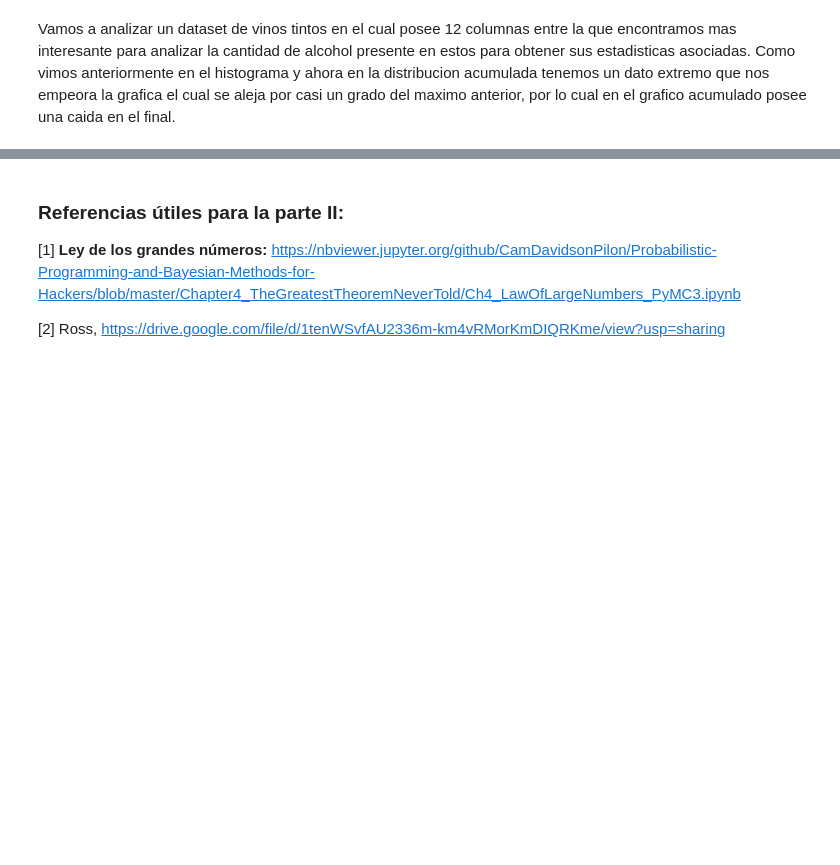
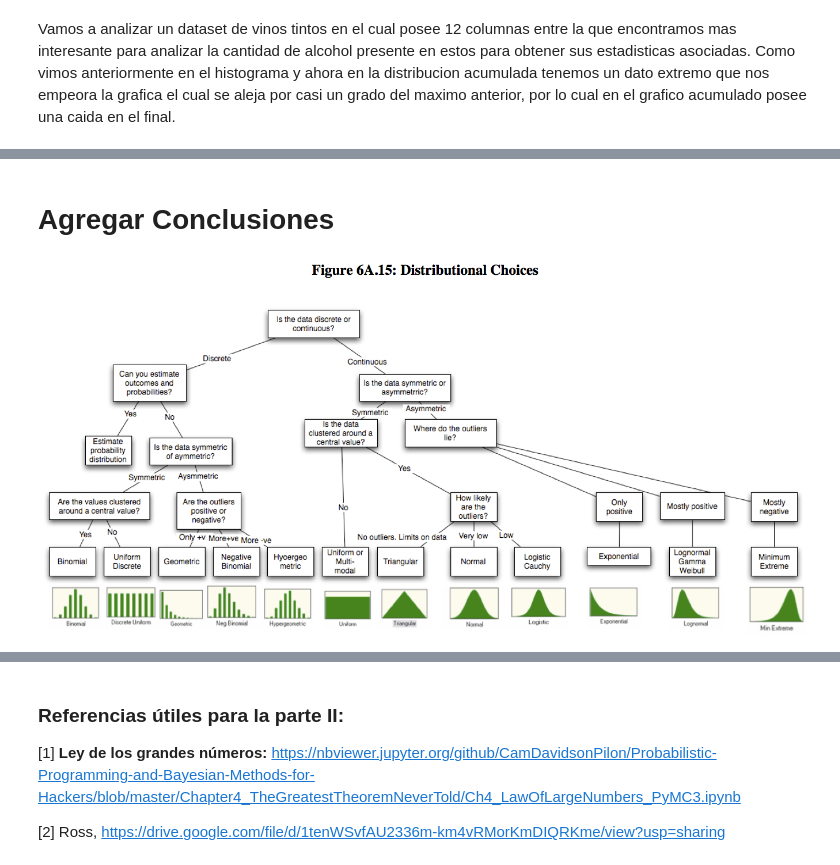
Before and after one commit to SLaraB/Simulaci-n-II-2022, a Jupyter notebook: ProyectoUnidad1.ipynb, the cells around one changed output, grey strips where cells are left out. Saved outputs shown, nothing was run; the diff lists cells and outputs as text; code cells hidden in the pictures; blank space fills up the shorter version.

Commit message:
Agrega complemento 2

```diff
--- a/ProyectoUnidad1.ipynb
+++ b/ProyectoUnidad1.ipynb
@@ -339,0 +406,6 @@ display(ip.children[-1])#Show the output
+# %% [markdown]
+# Agregar Conclusiones
+# %%
+Image("distributions_choice.png")
+# %% [output]
+[figure, added]
```
Also changed, not shown: parts of 15 cells of this notebook.
